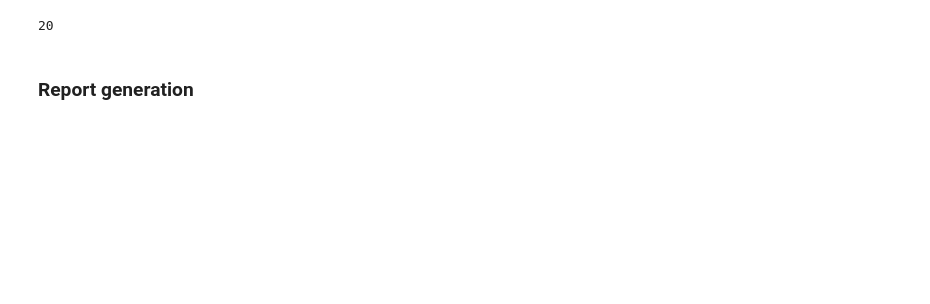
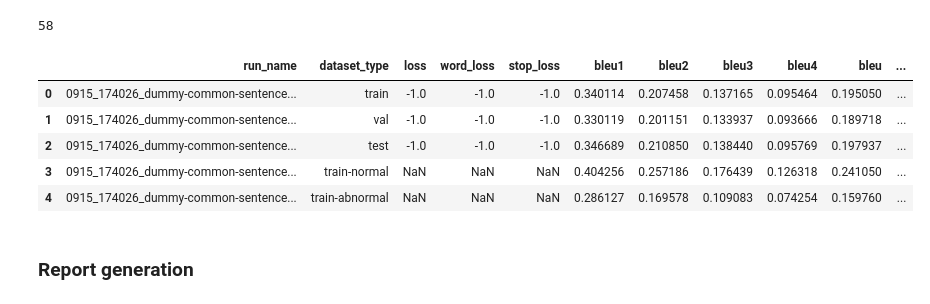
Before and after one commit to pdpino/medical-ai, a Jupyter notebook: medai/notebooks/results.ipynb, the cells around one changed output. Cells and saved outputs as stored; diff of their text form; code cells hidden in the pictures; blank space fills up the shorter version.

```diff
--- a/medai/notebooks/results.ipynb
+++ b/medai/notebooks/results.ipynb
@@ -19,22 +19,25 @@ results_folder = os.path.join(base_folder, 'results')
 # if 'debug' in run_names: run_names.remove('debug')
 # run_names
 # %%
-def load_results():
+def load_results(chexpert=False):
     all_results = []
 
     for run_name in os.listdir(results_folder): # run_names:
         if run_name == 'debug':
             continue
 
-        if not run_name.startswith('0915'):
+        if not run_name.startswith('09'):
             continue
 
         folder = os.path.join(results_folder, run_name)
         for filename in os.listdir(folder):
             if not filename.endswith('json'):
                 continue
-            if filename.startswith('chexpert'):
-                # For now, using only metrics.json
+
+            is_chexpert_file = filename.startswith('chexpert')
+            if not chexpert and is_chexpert_file:
+                continue
+            elif chexpert and not is_chexpert_file:
                 continue
 
             filepath = os.path.join(folder, filename)
@@ -53,16 +56,26 @@ def load_results():
 
     return all_results
 # %%
-all_results = load_results()
+all_results = load_results(chexpert=False)
 len(all_results)
 # %% [output]
-20
+58
 # %%
-def create_results_df(results, key):
-    run_names, results_dicts = zip(*[
-        (f'{run}--{name}', d[key])
-        for run, name, d in results if key in d
-    ])
+def create_results_df(all_results):
+    df_content = []
+    for run_name, additional_name, results in all_results:
+        for key, values in results.items():
+            df_content.append({
+                'run_name': f'{run_name}-{additional_name}',
+                'dataset_type': key,
+                **values,
+            })
 
-    df = pd.DataFrame(results_dicts, index=run_names)
+#     run_names, results_dicts = zip(*[
+#         (f'{run}-{name}', results_dict[key])
+#         for run, name, results_dict in results if key in results_dict
+#     ])
+
+    # df = pd.DataFrame(results_dicts, index=run_names)
+    df = pd.DataFrame(df_content)
     return df
@@ -73,0 +82,10 @@ results_df_test = create_results_df(all_results, 'test')
+# %%
+RESULTS_DF = create_results_df(all_results)
+RESULTS_DF.head()
+# %% [output]
+|  | run_name | dataset_type | loss | word_loss | stop_loss | bleu1 | bleu2 | bleu3 | bleu4 | bleu | ... |
+| 0 | 0915_174026_dummy-common-sentence... | train | -1.0 | -1.0 | -1.0 | 0.340114 | 0.207458 | 0.137165 | 0.095464 | 0.195050 | ... |
+| 1 | 0915_174026_dummy-common-sentence... | val | -1.0 | -1.0 | -1.0 | 0.330119 | 0.201151 | 0.133937 | 0.093666 | 0.189718 | ... |
+| 2 | 0915_174026_dummy-common-sentence... | test | -1.0 | -1.0 | -1.0 | 0.346689 | 0.210850 | 0.138440 | 0.095769 | 0.197937 | ... |
+| 3 | 0915_174026_dummy-common-sentence... | train-normal | NaN | NaN | NaN | 0.404256 | 0.257186 | 0.176439 | 0.126318 | 0.241050 | ... |
+| 4 | 0915_174026_dummy-common-sentence... | train-abnormal | NaN | NaN | NaN | 0.286127 | 0.169578 | 0.109083 | 0.074254 | 0.159760 | ... |
```
Also changed, not shown: parts of 12 cells of this notebook, 5 other files.
